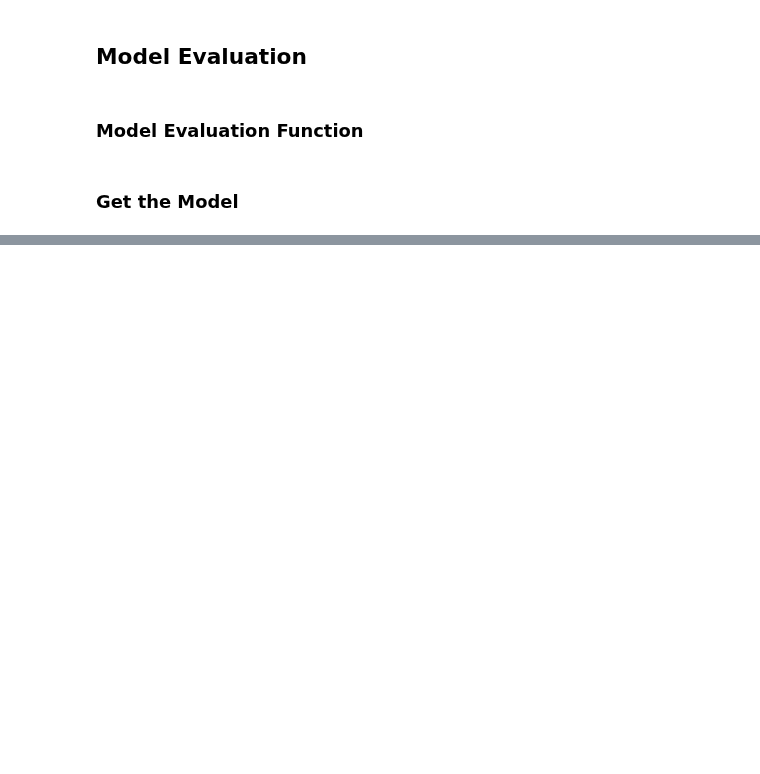
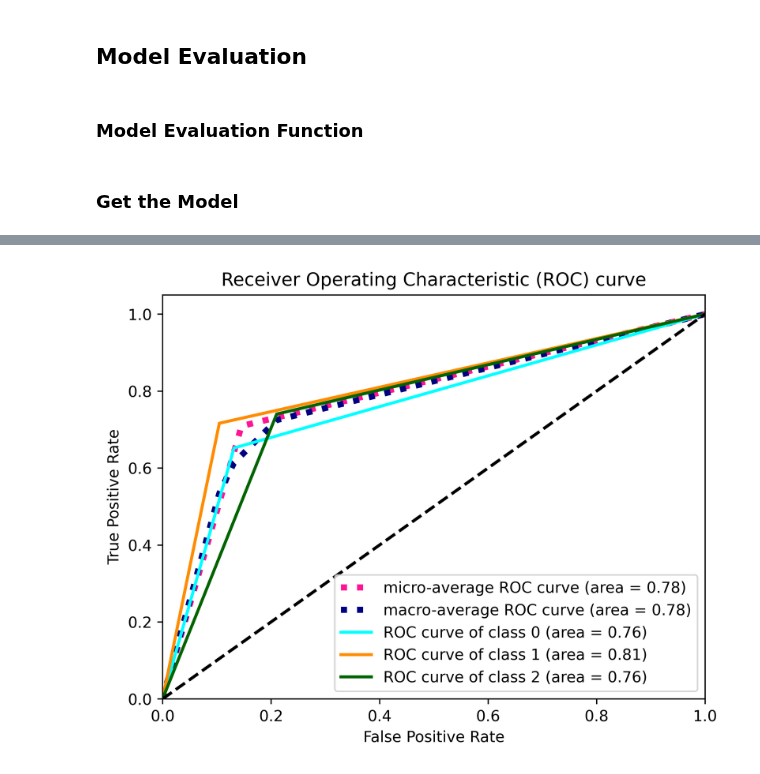
Before and after one commit to Andreas-Lukito/Stock_Sentiment_Analysis, a Jupyter notebook: notebooks/04_FinBERT_categorical.ipynb, the cells around one changed output, grey strips where cells are left out. Cells and saved outputs as stored; diff of their text form; code cells hidden in the pictures; blank space fills up the shorter version.

Commit message:
Updated Training Loop and Refactor the evaluation function

```diff
--- a/notebooks/04_FinBERT_categorical.ipynb
+++ b/notebooks/04_FinBERT_categorical.ipynb
@@ -303,5 +335,5 @@ trainer = Trainer(
     train_dataset = train_ds,
     eval_dataset = val_ds,
     compute_metrics = model_metrics
-    # callbacks=[EarlyStoppingCallback(early_stopping_patience=10)]
+    ,callbacks=[EarlyStoppingCallback(early_stopping_patience=10)]
 )
@@ -367,2 +397,26 @@ def evaluate_model(model, tokenizer, dataset, device):
+# %%
+def evaluate_model_with_trainer(trainer, dataset):
+    predictions_output = trainer.predict(dataset)
+    logits = predictions_output.predictions
+    labels = predictions_output.label_ids
+    metrics = predictions_output.metrics
+
+    preds = np.argmax(logits, axis=-1)
+
+    # Generate classification report
+    report = classification_report(labels, preds, zero_division=0)
+
+    # Generate confusion matrix
+    cm = confusion_matrix(labels, preds)
+
+    # For ROC AUC, we need probabilities. The model outputs logits, so convert to probabilities.
+    # Make sure to handle multi_class correctly for 'ovr'
+    try:
+        probs = torch.softmax(torch.tensor(logits), dim=1).numpy()
+        roc_auc = roc_auc_score(labels, probs, multi_class='ovr')
+    except ValueError: # Handle cases where roc_auc_score might fail (e.g., single class in evaluation)
+        roc_auc = None
+
+    return report, cm, roc_auc, labels, preds
 # %% [markdown]
 ### Get the Model
@@ -377,0 +423,10 @@ ConnectionResetError: Connection lost
+# %%
+trained_model = trainer.model
+
+# Re-instantiate Trainer for evaluation to ensure Accelerator is in a valid state
+evaluation_trainer = Trainer(
+    model=trained_model, # Use the best model obtained after training
+    args=training_args,  # Use the same training arguments
+    eval_dataset=test_ds, # Only need the test dataset for testing
+    compute_metrics=model_metrics # Keep the same metrics computation
+)
@@ -377,0 +435,2 @@ ConnectionResetError: Connection lost
+# %%
+classification_report_str, confusion_matrix_val, roc_auc_val, labels, preds = evaluate_model_with_trainer(evaluation_trainer, test_ds)
@@ -397,0 +526,4 @@ NameError: name 'test_loader' is not defined
+# %%
+plot_roc_curve(labels, preds)
+# %% [output]
+[figure, added]
```
Also changed, not shown: parts of 19 cells of this notebook.
